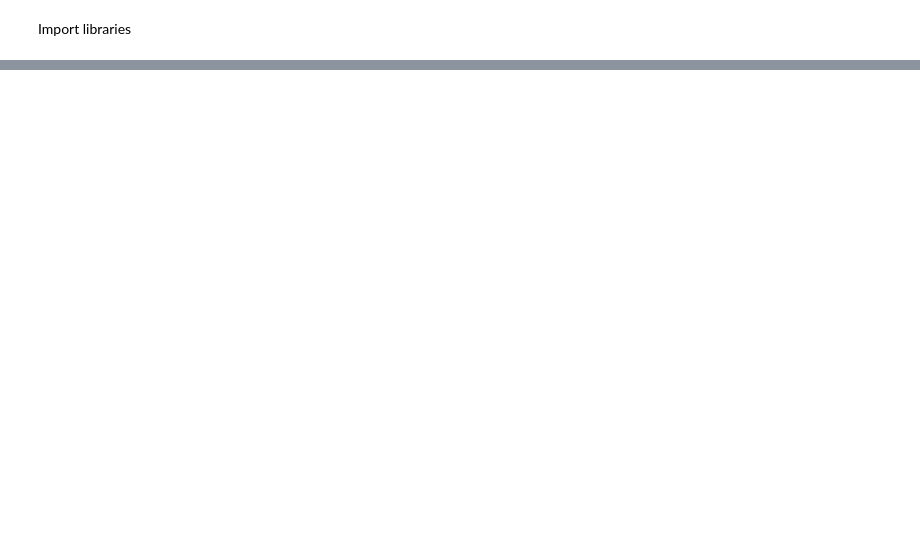
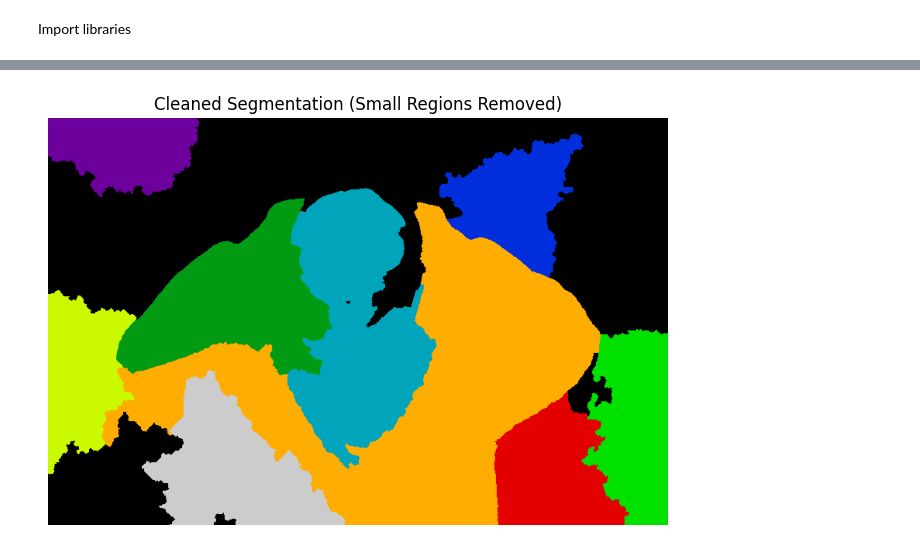
Before and after one commit to daiianaaa/Segmentation_algo, a Jupyter notebook: watershed_segmentation.ipynb, the cells around one changed output, grey strips where cells are left out. Drawn from its saved outputs; the diff is of its cells as text; code cells hidden in the pictures; blank space fills up the shorter version.

```diff
--- a/watershed_segmentation.ipynb
+++ b/watershed_segmentation.ipynb
@@ -111,0 +101,5 @@ plt.show()
+# %%
+#noisy_image = random_noise(image, mode='s&p', amount=0.09)
+noisy_image = random_noise(image, mode='gaussian', var=0.01)
+noisy_image = img_as_ubyte(noisy_image)
+noisy_labels = segment_image(noisy_image, 5, 10, 2)
@@ -111,0 +133,26 @@ plt.show()
+# %%
+def remove_small_regions(label_image, min_area=100):
+    """
+    Remove segments smaller than min_area.
+    """
+    cleaned = np.zeros_like(label_image)
+    current_label = 1
+
+    for region in regionprops(label_image):
+        if region.area >= min_area:
+            cleaned[label_image == region.label] = current_label
+            current_label += 1
+
+    # Optional: relabel sequentially (e.g., 1, 2, 3, ...)
+    cleaned, _, _ = relabel_sequential(cleaned)
+    return cleaned
+labels_cleaned = remove_small_regions(noisy_labels, min_area=10000)
+#labels_cleaned = remove_small_regions(labels, min_area=5000)
+# === Visualize cleaned result ===
+plt.figure(figsize=(8, 6))
+plt.imshow(labels_cleaned, cmap="nipy_spectral")
+plt.title("Cleaned Segmentation (Small Regions Removed)")
+plt.axis("off")
+plt.show()
+# %% [output]
+[figure, added]
```
Also changed, not shown: parts of 30 cells of this notebook.
